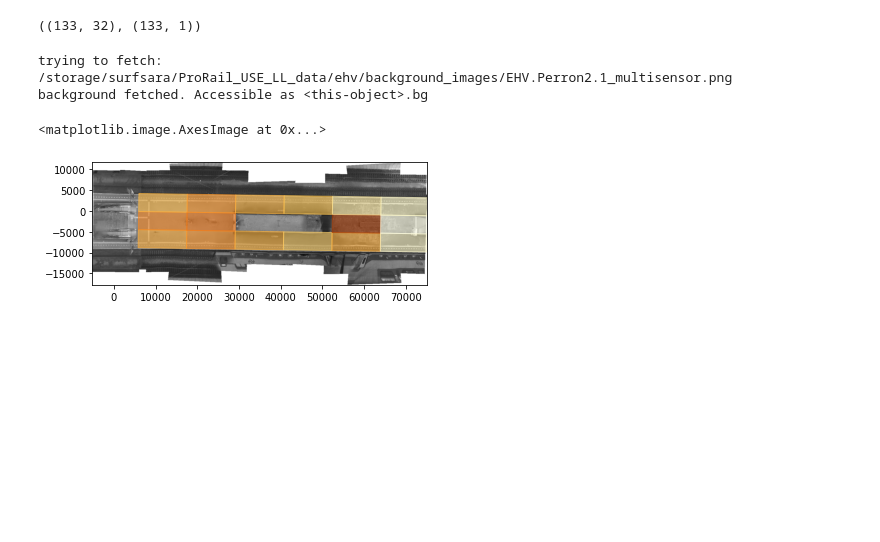
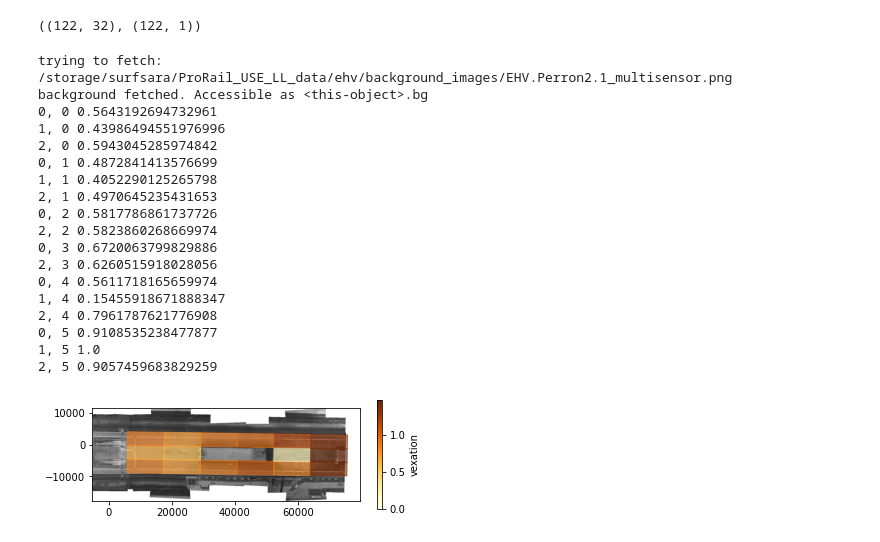
Before and after one commit to Tjerky/Sociophysics, a Jupyter notebook: Analysis multibin.ipynb, the cells around one changed output. Cells and saved outputs as stored; diff of their text form; code cells hidden in the pictures; blank space fills up the shorter version.

```diff
--- a/Analysis multibin.ipynb
+++ b/Analysis multibin.ipynb
@@ -20,10 +20,15 @@ exec(c)
 df = pd.read_csv('CompressedData ehv all multibin.csv')
 #df['hour'] = pd.to_datetime(df['Unnamed: 0']*10**6).dt.hour
 for index in df.columns[4:]:
-    df[index] = df[index]/df['N']
+    df[index] = df[index]
 
 df = df.drop(['p_left', 'p_right'], axis=1).drop(['1, 2', '1, 3'], axis=1)
 
+#df = df.reindex(columns=np.flip(df.columns))
+
+df = df.iloc[::1]
+
+#np.corrcoef(df.iloc[0:-1]['0, 0'], df.iloc[1:]['0, 0'])
 df
 # %% [output]
 |  | Unnamed: 0 | N | 0, 0 | 1, 0 | 2, 0 | 0, 1 | 1, 1 | 2, 1 | 0, 2 | 2, 2 | 0, 3 | ... |
@@ -103,5 +113,5 @@ pd.concat(frs, axis=1).mean(axis=1).to_dict()
 # %%
-def generate_matrix(m, xs):
+def generate_matrix(m, xs, compare='neigh'):
 
 # system:
 # (v1 - v2) x(n) + (z1 - z2) = f1(n) - f2(n), for n = 0, 1, 2, 3, 4, 5, ..
@@ -113,11 +123,17 @@ def generate_matrix(m, xs):
     Ms = []
 
     for i in range(m-1):
-        x = np.intersect1d(xs[i], xs[i+1])
+        if compare=='neigh':
+            x = np.intersect1d(xs[i], xs[i+1])
+        if compare=='ref':
+            x = np.intersect1d(xs[0], xs[i+1])
 
         M_i = np.matrix(np.zeros((len(x), m*2)))
 
-        mask = np.matrix([[((j >= i*2) and (j < i*2 + 4)) for j in range(m*2)] for _ in x])
+        if compare == 'neigh':
+            mask = np.matrix([[((j >= i*2) and (j < i*2 + 4)) for j in range(m*2)] for _ in x])
+        elif compare == 'ref':
+            mask = np.matrix([[((j >= i*2+2) and (j < i*2 + 4)) or (j <2) for j in range(m*2)] for _ in x])
 
         values = np.matrix([[xt, 1, -xt, -1] for xt in x])
 
@@ -134,12 +150,16 @@ def generate_matrix(m, xs):
 
     return np.concatenate(Ms)
 
-def generate_f(trs, xs):
+def generate_f(trs, xs, compare='neigh'):
     fs = []
 
     for i in range(len(trs)-1):
-        x = np.intersect1d(xs[i], xs[i+1])
-        fs.append(trs[i][x].to_numpy().reshape(len(trs[i][x]), 1) - trs[i+1][x].to_numpy().reshape(len(trs[i+1][x]), 1))
+        if compare=='neigh':
+            x = np.intersect1d(xs[i], xs[i+1])
+            fs.append(trs[i][x].to_numpy().reshape(len(trs[i][x]), 1) - trs[i+1][x].to_numpy().reshape(len(trs[i+1][x]), 1))
+        elif compare=='ref':
+            x = np.intersect1d(xs[0], xs[i+1])
+            fs.append(trs[0][x].to_numpy().reshape(len(trs[0][x]), 1) - trs[i+1][x].to_numpy().reshape(len(trs[i+1][x]), 1))
 
     fcond = np.array([[trs[0][0]],
                       [(trs[0].iloc[1] - trs[0].iloc[0])/(x[1]-x[0])]])
@@ -149,33 +169,52 @@ def generate_f(trs, xs):
 
     return np.concatenate(fs)
 
-M = generate_matrix(len(xs), xs)
-f = generate_f(trs, xs)
+M = generate_matrix(len(xs), xs, compare='ref')
+f = generate_f(trs, xs, compare='ref')
 
 M.shape, f.shape
 # %% [output]
-((133, 32), (133, 1))
+((122, 32), (122, 1))
 # %%
 df_geometry = pd.read_csv('Geometry ehv all multibin.csv').set_index('Unnamed: 0')
 
 cmap = mpl.cm.get_cmap('YlOrBr')
 
+dh.fetch_background_image_from_path('ehv/background_images/EHV.Perron2.1_multisensor.png')
+image = dh.bg
+plt.imshow(image, extent=[-5134, 75135, -17731, 11645])
 for i in df_geometry.index:
 
     x = [list(eval(a))[0] for a in df_geometry.loc[i].to_list()]
     y = [list(eval(a))[1] for a in df_geometry.loc[i].to_list()]
 
     try:
-        plt.fill(x, y, color=cmap(-df_sol['v'][i]/df_sol['v'].min()+1), alpha=0.6)
+        im = plt.fill(x, y, color=cmap((df_sol['v']/df_sol['v'].max())[i]), alpha=0.6)
+        print(i, (df_sol['v']/df_sol['v'].max())[i])
     except:
         pass
 
-dh.fetch_background_image_from_path('ehv/background_images/EHV.Perron2.1_multisensor.png')
-image = dh.bg
-
-plt.imshow(image, extent=[-5134, 75135, -17731, 11645])
+cax = mpl.cm.ScalarMappable(cmap=cmap)
+cax.set_array(np.array([0, 1])*df_sol['v'].max())
+plt.colorbar(cax, shrink=0.5, label='vexation')
+plt.savefig('heatmap vexation.png')
 # %% [output]
 trying to fetch: /storage/surfsara/ProRail_USE_LL_data/ehv/background_images/EHV.Perron2.1_multisensor.png
 background fetched. Accessible as <this-object>.bg
+0, 0 0.5643192694732961
+1, 0 0.43986494551976996
+2, 0 0.5943045285974842
+0, 1 0.4872841413576699
+1, 1 0.4052290125265798
+2, 1 0.4970645235431653
+0, 2 0.5817786861737726
+2, 2 0.5823860268669974
+0, 3 0.6720063799829886
+2, 3 0.6260515918028056
+0, 4 0.5611718165659974
+1, 4 0.15455918671888347
+2, 4 0.7961787621776908
+0, 5 0.9108535238477877
+1, 5 1.0
+2, 5 0.9057459683829259
-<matplotlib.image.AxesImage at 0x...>
-[figure, old version]
+[figure, new version]
```
Also changed, not shown: parts of 12 cells of this notebook, 2 other files.
